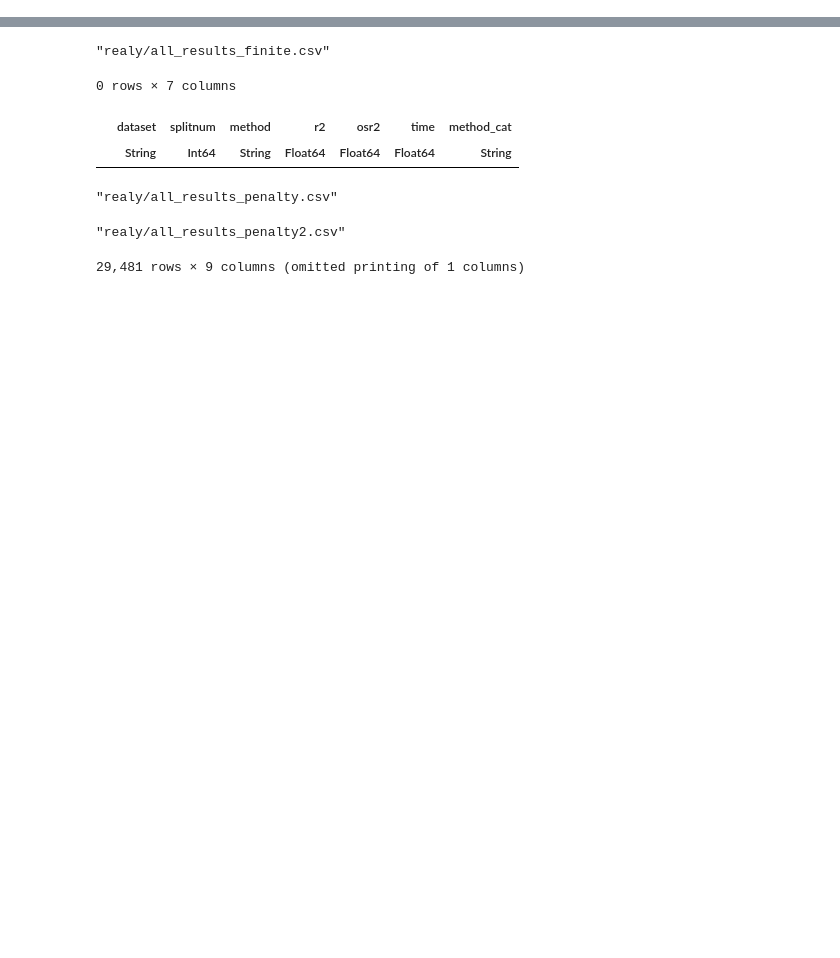
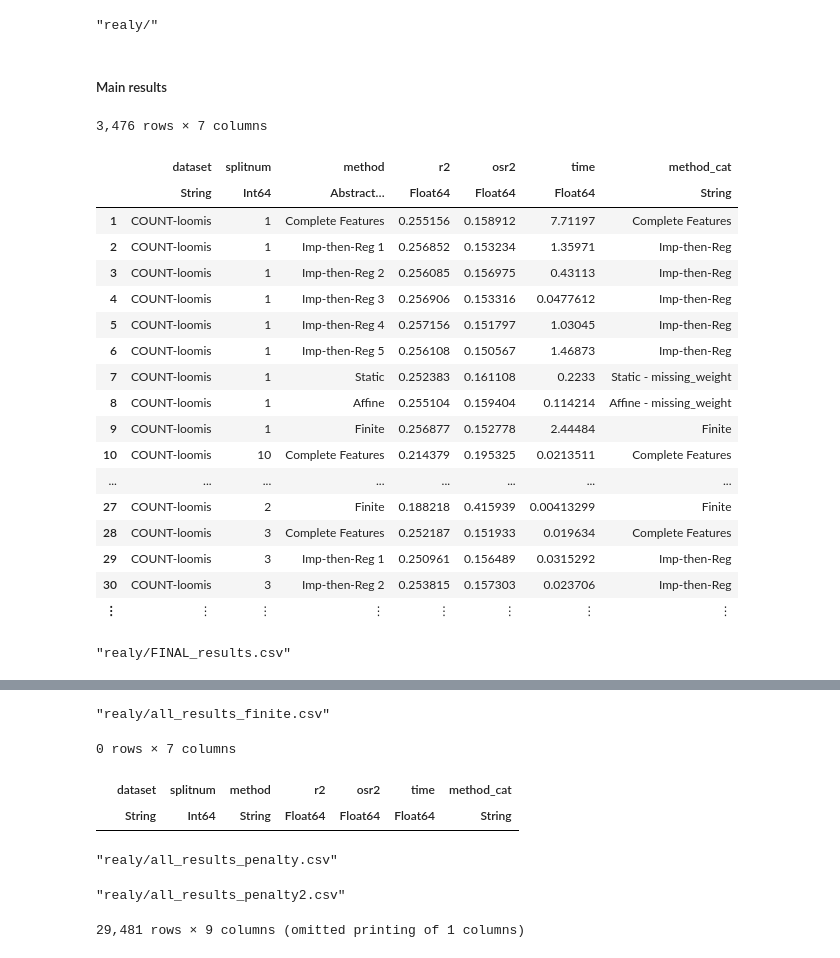
Before and after one commit to adelarue/PMD, a Jupyter notebook: results/Compile results together.ipynb, the cells around one changed output, grey strips where cells are left out. Drawn from its saved outputs; the diff is of its cells as text; code cells hidden in the pictures; blank space fills up the shorter version.

```diff
--- a/results/Compile results together.ipynb
+++ b/results/Compile results together.ipynb
@@ -40,0 +99,47 @@ baselineres
+# %%
+directory = "realy/"
+# %% [output]
+"realy/"
+# %%
+subdir="revisions/"
+filelist = [f for f in readdir(directory*subdir) if endswith(f, ".csv") && f ∉ ["all_results.csv","all_results_new.csv"]]
+res = similar(CSV.read(directory*subdir*filelist[1], DataFrame),0)
+for i in 1:length(filelist)
+    res = vcat(res, CSV.read(directory*subdir*filelist[i], DataFrame))
+end
+# filter!(t -> t[:k] > 0, res) #Remove dataset with only a bias term
+res[!,:method_cat] = map(t -> startswith(t, "Imp-then-Reg") ? "Imp-then-Reg" : t, res[:,:method]);
+# %% [markdown]
+##### Main results
+# %%
+mainres = deepcopy(res)
+keeplist = ["Complete Features",
+    "Imp-then-Reg 1", "Imp-then-Reg 2", "Imp-then-Reg 3", "Imp-then-Reg 4", "Imp-then-Reg 5",
+    "Finite"]
+filter!(t -> t[:method] ∈ keeplist || endswith( t[:method], "missing_weight"), mainres)
+mainres[!,:method]  .= map(t -> endswith(t, "missing_weight") ? split(t, " - ")[1] : t, mainres[:,:method])
+mainres
+# %% [output]
+3,476 rows × 7 columns
+|  | dataset | splitnum | method | r2 | osr2 | time | method_cat |
+|  | String | Int64 | Abstract… | Float64 | Float64 | Float64 | String |
+| 1 | COUNT-loomis | 1 | Complete Features | 0.255156 | 0.158912 | 7.71197 | Complete Features |
+| 2 | COUNT-loomis | 1 | Imp-then-Reg 1 | 0.256852 | 0.153234 | 1.35971 | Imp-then-Reg |
+| 3 | COUNT-loomis | 1 | Imp-then-Reg 2 | 0.256085 | 0.156975 | 0.43113 | Imp-then-Reg |
+| 4 | COUNT-loomis | 1 | Imp-then-Reg 3 | 0.256906 | 0.153316 | 0.0477612 | Imp-then-Reg |
+| 5 | COUNT-loomis | 1 | Imp-then-Reg 4 | 0.257156 | 0.151797 | 1.03045 | Imp-then-Reg |
+| 6 | COUNT-loomis | 1 | Imp-then-Reg 5 | 0.256108 | 0.150567 | 1.46873 | Imp-then-Reg |
+| 7 | COUNT-loomis | 1 | Static | 0.252383 | 0.161108 | 0.2233 | Static - missing_weight |
+| 8 | COUNT-loomis | 1 | Affine | 0.255104 | 0.159404 | 0.114214 | Affine - missing_weight |
+| 9 | COUNT-loomis | 1 | Finite | 0.256877 | 0.152778 | 2.44484 | Finite |
+| 10 | COUNT-loomis | 10 | Complete Features | 0.214379 | 0.195325 | 0.0213511 | Complete Features |
+| ... | ... | ... | ... | ... | ... | ... | ... |
+| 27 | COUNT-loomis | 2 | Finite | 0.188218 | 0.415939 | 0.00413299 | Finite |
+| 28 | COUNT-loomis | 3 | Complete Features | 0.252187 | 0.151933 | 0.019634 | Complete Features |
+| 29 | COUNT-loomis | 3 | Imp-then-Reg 1 | 0.250961 | 0.156489 | 0.0315292 | Imp-then-Reg |
+| 30 | COUNT-loomis | 3 | Imp-then-Reg 2 | 0.253815 | 0.157303 | 0.023706 | Imp-then-Reg |
+| ⋮ | ⋮ | ⋮ | ⋮ | ⋮ | ⋮ | ⋮ | ⋮ |
+# %%
+CSV.write(directory*"FINAL_results.csv", mainres)
+# %% [output]
+"realy/FINAL_results.csv"
```
Also changed, not shown: parts of 20 cells of this notebook, 3 other files.
